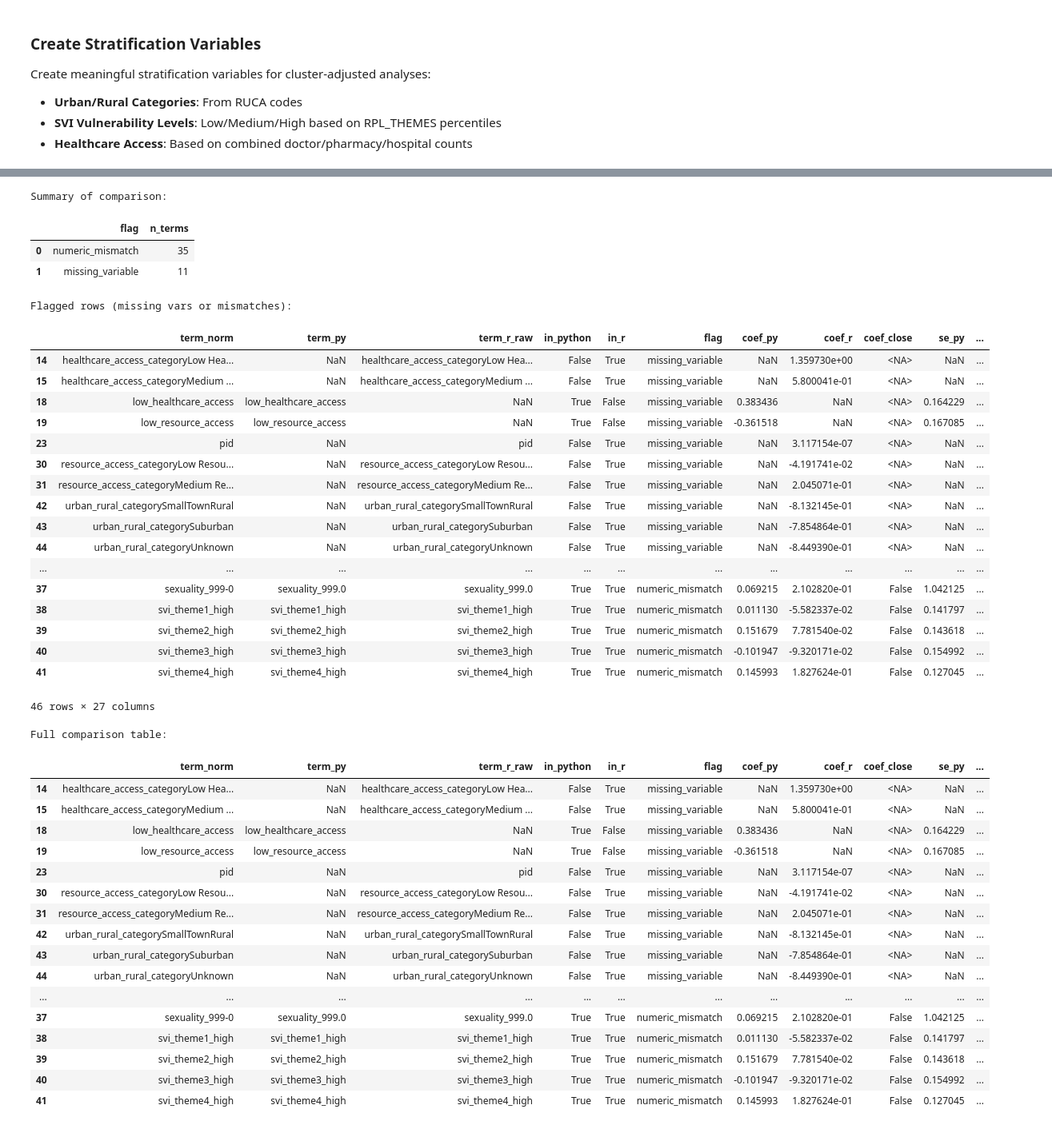
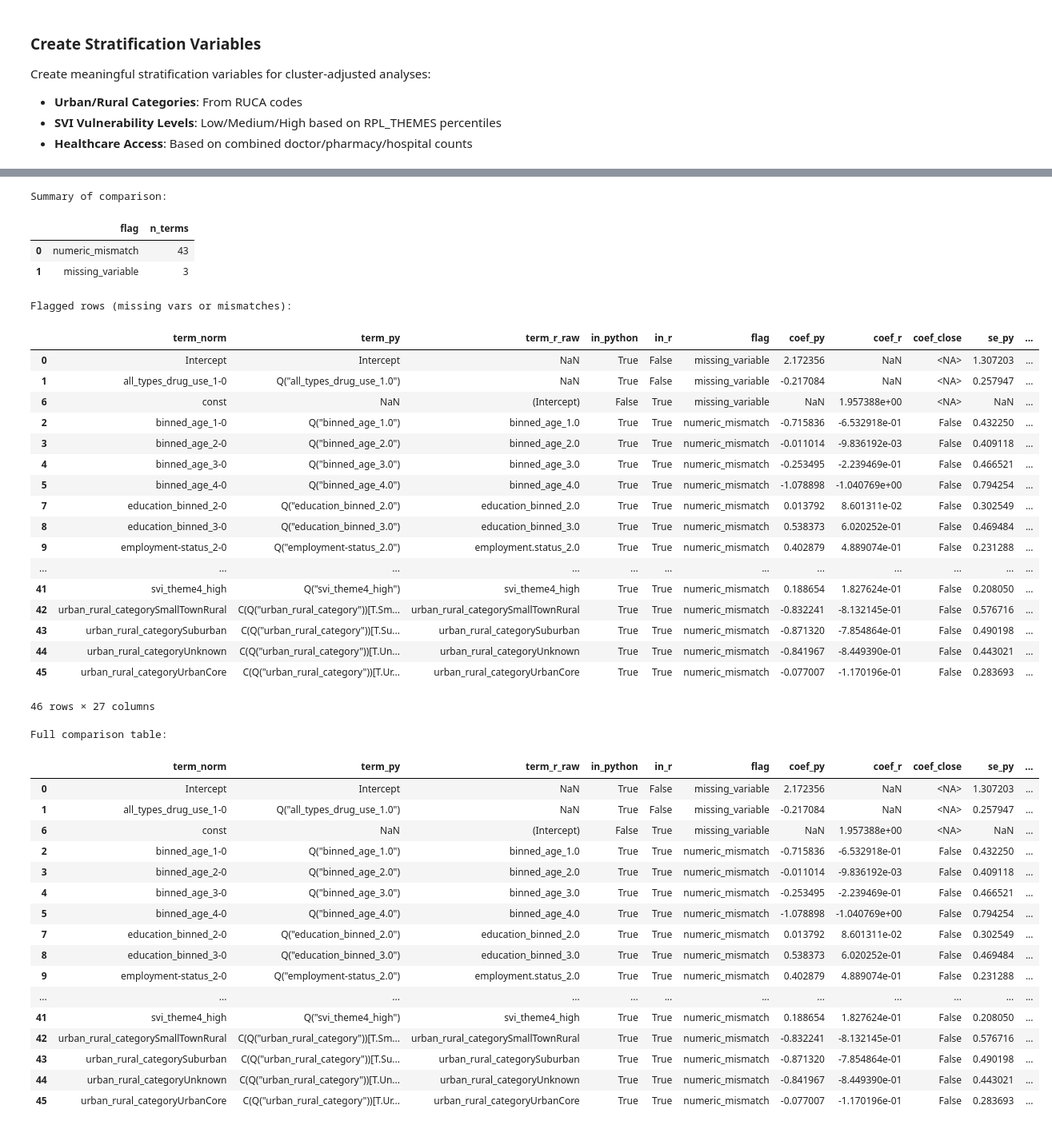
Before and after one commit to emd5-afk/BIME_U01, a Jupyter notebook: primary_data_collection_script.ipynb, the cells around one changed output, grey strips where cells are left out. Shown at 80% size. Saved outputs shown, nothing was run; the diff lists cells and outputs as text; code cells hidden in the pictures.

```diff
--- a/primary_data_collection_script.ipynb
+++ b/primary_data_collection_script.ipynb
@@ -1977,6 +1866,21 @@ def normalize_term(t):
     t = str(t).strip().strip('"')
     if t in {"(Intercept)", "const"}:
         return "const"
+
+    # Handle Python's C(Q(...))[T.Category] format
+    if "[T." in t:
+        # e.g., C(Q("urban_rural_category"))[T.SmallTownRural]
+        var_part = t.split('[')[0]  # C(Q("urban_rural_category"))
+        cat_part = t.split('[T.')[1].rstrip(']')  # SmallTownRural
+        var_name = var_part.replace('C(Q("', '').rstrip('")')  # Remove quotes and parens
+        return var_name + cat_part
+
+    # Handle plain Q("variable_name") format
+    if t.startswith('Q("') and t.endswith('")'):
+        # Extract the variable name from Q("name")
+        var_name = t[3:-2]  # Remove Q(" from start and ") from end
+        return var_name.replace(".", "-")
+
     # R file uses dots in some names; Python file uses hyphens
     return t.replace(".", "-")
 
@@ -2068,70 +1972,70 @@ summary = (
     comparison_table["flag"]
     .value_counts(dropna=False)
     .rename_axis("flag")
     .reset_index(name="n_terms")
 )
 
 print("Summary of comparison:")
 display(summary)
 
 print("Flagged rows (missing vars or mismatches):")
 display(flagged)
 
 print("Full comparison table:")
 display(comparison_table)
 
 # Compact save cell
 out_dir = "/edata/obdw/sandwich_analysis_data"
 comparison_table.to_csv(f"{out_dir}/python_vs_r_stratified_wer_comparison_full.csv", index=False)
 flagged.to_csv(f"{out_dir}/python_vs_r_stratified_wer_comparison_flagged.csv", index=False)
 summary.to_csv(f"{out_dir}/python_vs_r_stratified_wer_comparison_summary.csv", index=False)
 
 print("Saved:")
 print(f"- {out_dir}/python_vs_r_stratified_wer_comparison_full.csv")
 print(f"- {out_dir}/python_vs_r_stratified_wer_comparison_flagged.csv")
 print(f"- {out_dir}/python_vs_r_stratified_wer_comparison_summary.csv")
 # %% [output]
 Summary of comparison:
 |  | flag | n_terms |
-| 0 | numeric_mismatch | 35 |
-| 1 | missing_variable | 11 |
+| 0 | numeric_mismatch | 43 |
+| 1 | missing_variable | 3 |
 Flagged rows (missing vars or mismatches):
 |  | term_norm | term_py | term_r_raw | in_python | in_r | flag | coef_py | coef_r | coef_close | se_py | ... |
-| 14 | healthcare_access_categoryLow Hea... | NaN | healthcare_access_categoryLow Hea... | False | True | missing_variable | NaN | 1.359730e+00 | <NA> | NaN | ... |
-| 15 | healthcare_access_categoryMedium ... | NaN | healthcare_access_categoryMedium ... | False | True | missing_variable | NaN | 5.800041e-01 | <NA> | NaN | ... |
-| 18 | low_healthcare_access | low_healthcare_access | NaN | True | False | missing_variable | 0.383436 | NaN | <NA> | 0.164229 | ... |
-| 19 | low_resource_access | low_resource_access | NaN | True | False | missing_variable | -0.361518 | NaN | <NA> | 0.167085 | ... |
-| 23 | pid | NaN | pid | False | True | missing_variable | NaN | 3.117154e-07 | <NA> | NaN | ... |
-| 30 | resource_access_categoryLow Resou... | NaN | resource_access_categoryLow Resou... | False | True | missing_variable | NaN | -4.191741e-02 | <NA> | NaN | ... |
-| 31 | resource_access_categoryMedium Re... | NaN | resource_access_categoryMedium Re... | False | True | missing_variable | NaN | 2.045071e-01 | <NA> | NaN | ... |
-| 42 | urban_rural_categorySmallTownRural | NaN | urban_rural_categorySmallTownRural | False | True | missing_variable | NaN | -8.132145e-01 | <NA> | NaN | ... |
-| 43 | urban_rural_categorySuburban | NaN | urban_rural_categorySuburban | False | True | missing_variable | NaN | -7.854864e-01 | <NA> | NaN | ... |
-| 44 | urban_rural_categoryUnknown | NaN | urban_rural_categoryUnknown | False | True | missing_variable | NaN | -8.449390e-01 | <NA> | NaN | ... |
+| 0 | Intercept | Intercept | NaN | True | False | missing_variable | 2.172356 | NaN | <NA> | 1.307203 | ... |
+| 1 | all_types_drug_use_1-0 | Q("all_types_drug_use_1.0") | NaN | True | False | missing_variable | -0.217084 | NaN | <NA> | 0.257947 | ... |
+| 6 | const | NaN | (Intercept) | False | True | missing_variable | NaN | 1.957388e+00 | <NA> | NaN | ... |
+| 2 | binned_age_1-0 | Q("binned_age_1.0") | binned_age_1.0 | True | True | numeric_mismatch | -0.715836 | -6.532918e-01 | False | 0.432250 | ... |
+| 3 | binned_age_2-0 | Q("binned_age_2.0") | binned_age_2.0 | True | True | numeric_mismatch | -0.011014 | -9.836192e-03 | False | 0.409118 | ... |
+| 4 | binned_age_3-0 | Q("binned_age_3.0") | binned_age_3.0 | True | True | numeric_mismatch | -0.253495 | -2.239469e-01 | False | 0.466521 | ... |
+| 5 | binned_age_4-0 | Q("binned_age_4.0") | binned_age_4.0 | True | True | numeric_mismatch | -1.078898 | -1.040769e+00 | False | 0.794254 | ... |
+| 7 | education_binned_2-0 | Q("education_binned_2.0") | education_binned_2.0 | True | True | numeric_mismatch | 0.013792 | 8.601311e-02 | False | 0.302549 | ... |
+| 8 | education_binned_3-0 | Q("education_binned_3.0") | education_binned_3.0 | True | True | numeric_mismatch | 0.538373 | 6.020252e-01 | False | 0.469484 | ... |
+| 9 | employment-status_2-0 | Q("employment-status_2.0") | employment.status_2.0 | True | True | numeric_mismatch | 0.402879 | 4.889074e-01 | False | 0.231288 | ... |
 | ... | ... | ... | ... | ... | ... | ... | ... | ... | ... | ... | ... |
-| 37 | sexuality_999-0 | sexuality_999.0 | sexuality_999.0 | True | True | numeric_mismatch | 0.069215 | 2.102820e-01 | False | 1.042125 | ... |
-| 38 | svi_theme1_high | svi_theme1_high | svi_theme1_high | True | True | numeric_mismatch | 0.011130 | -5.582337e-02 | False | 0.141797 | ... |
-| 39 | svi_theme2_high | svi_theme2_high | svi_theme2_high | True | True | numeric_mismatch | 0.151679 | 7.781540e-02 | False | 0.143618 | ... |
-| 40 | svi_theme3_high | svi_theme3_high | svi_theme3_high | True | True | numeric_mismatch | -0.101947 | -9.320171e-02 | False | 0.154992 | ... |
-| 41 | svi_theme4_high | svi_theme4_high | svi_theme4_high | True | True | numeric_mismatch | 0.145993 | 1.827624e-01 | False | 0.127045 | ... |
+| 41 | svi_theme4_high | Q("svi_theme4_high") | svi_theme4_high | True | True | numeric_mismatch | 0.188654 | 1.827624e-01 | False | 0.208050 | ... |
+| 42 | urban_rural_categorySmallTownRural | C(Q("urban_rural_category"))[T.Sm... | urban_rural_categorySmallTownRural | True | True | numeric_mismatch | -0.832241 | -8.132145e-01 | False | 0.576716 | ... |
+| 43 | urban_rural_categorySuburban | C(Q("urban_rural_category"))[T.Su... | urban_rural_categorySuburban | True | True | numeric_mismatch | -0.871320 | -7.854864e-01 | False | 0.490198 | ... |
+| 44 | urban_rural_categoryUnknown | C(Q("urban_rural_category"))[T.Un... | urban_rural_categoryUnknown | True | True | numeric_mismatch | -0.841967 | -8.449390e-01 | False | 0.443021 | ... |
+| 45 | urban_rural_categoryUrbanCore | C(Q("urban_rural_category"))[T.Ur... | urban_rural_categoryUrbanCore | True | True | numeric_mismatch | -0.077007 | -1.170196e-01 | False | 0.283693 | ... |
 46 rows × 27 columns
 Full comparison table:
 |  | term_norm | term_py | term_r_raw | in_python | in_r | flag | coef_py | coef_r | coef_close | se_py | ... |
-| 14 | healthcare_access_categoryLow Hea... | NaN | healthcare_access_categoryLow Hea... | False | True | missing_variable | NaN | 1.359730e+00 | <NA> | NaN | ... |
-| 15 | healthcare_access_categoryMedium ... | NaN | healthcare_access_categoryMedium ... | False | True | missing_variable | NaN | 5.800041e-01 | <NA> | NaN | ... |
-| 18 | low_healthcare_access | low_healthcare_access | NaN | True | False | missing_variable | 0.383436 | NaN | <NA> | 0.164229 | ... |
-| 19 | low_resource_access | low_resource_access | NaN | True | False | missing_variable | -0.361518 | NaN | <NA> | 0.167085 | ... |
-| 23 | pid | NaN | pid | False | True | missing_variable | NaN | 3.117154e-07 | <NA> | NaN | ... |
-| 30 | resource_access_categoryLow Resou... | NaN | resource_access_categoryLow Resou... | False | True | missing_variable | NaN | -4.191741e-02 | <NA> | NaN | ... |
-| 31 | resource_access_categoryMedium Re... | NaN | resource_access_categoryMedium Re... | False | True | missing_variable | NaN | 2.045071e-01 | <NA> | NaN | ... |
-| 42 | urban_rural_categorySmallTownRural | NaN | urban_rural_categorySmallTownRural | False | True | missing_variable | NaN | -8.132145e-01 | <NA> | NaN | ... |
-| 43 | urban_rural_categorySuburban | NaN | urban_rural_categorySuburban | False | True | missing_variable | NaN | -7.854864e-01 | <NA> | NaN | ... |
-| 44 | urban_rural_categoryUnknown | NaN | urban_rural_categoryUnknown | False | True | missing_variable | NaN | -8.449390e-01 | <NA> | NaN | ... |
+| 0 | Intercept | Intercept | NaN | True | False | missing_variable | 2.172356 | NaN | <NA> | 1.307203 | ... |
+| 1 | all_types_drug_use_1-0 | Q("all_types_drug_use_1.0") | NaN | True | False | missing_variable | -0.217084 | NaN | <NA> | 0.257947 | ... |
+| 6 | const | NaN | (Intercept) | False | True | missing_variable | NaN | 1.957388e+00 | <NA> | NaN | ... |
+| 2 | binned_age_1-0 | Q("binned_age_1.0") | binned_age_1.0 | True | True | numeric_mismatch | -0.715836 | -6.532918e-01 | False | 0.432250 | ... |
+| 3 | binned_age_2-0 | Q("binned_age_2.0") | binned_age_2.0 | True | True | numeric_mismatch | -0.011014 | -9.836192e-03 | False | 0.409118 | ... |
+| 4 | binned_age_3-0 | Q("binned_age_3.0") | binned_age_3.0 | True | True | numeric_mismatch | -0.253495 | -2.239469e-01 | False | 0.466521 | ... |
+| 5 | binned_age_4-0 | Q("binned_age_4.0") | binned_age_4.0 | True | True | numeric_mismatch | -1.078898 | -1.040769e+00 | False | 0.794254 | ... |
+| 7 | education_binned_2-0 | Q("education_binned_2.0") | education_binned_2.0 | True | True | numeric_mismatch | 0.013792 | 8.601311e-02 | False | 0.302549 | ... |
+| 8 | education_binned_3-0 | Q("education_binned_3.0") | education_binned_3.0 | True | True | numeric_mismatch | 0.538373 | 6.020252e-01 | False | 0.469484 | ... |
+| 9 | employment-status_2-0 | Q("employment-status_2.0") | employment.status_2.0 | True | True | numeric_mismatch | 0.402879 | 4.889074e-01 | False | 0.231288 | ... |
 | ... | ... | ... | ... | ... | ... | ... | ... | ... | ... | ... | ... |
-| 37 | sexuality_999-0 | sexuality_999.0 | sexuality_999.0 | True | True | numeric_mismatch | 0.069215 | 2.102820e-01 | False | 1.042125 | ... |
-| 38 | svi_theme1_high | svi_theme1_high | svi_theme1_high | True | True | numeric_mismatch | 0.011130 | -5.582337e-02 | False | 0.141797 | ... |
-| 39 | svi_theme2_high | svi_theme2_high | svi_theme2_high | True | True | numeric_mismatch | 0.151679 | 7.781540e-02 | False | 0.143618 | ... |
-| 40 | svi_theme3_high | svi_theme3_high | svi_theme3_high | True | True | numeric_mismatch | -0.101947 | -9.320171e-02 | False | 0.154992 | ... |
-| 41 | svi_theme4_high | svi_theme4_high | svi_theme4_high | True | True | numeric_mismatch | 0.145993 | 1.827624e-01 | False | 0.127045 | ... |
+| 41 | svi_theme4_high | Q("svi_theme4_high") | svi_theme4_high | True | True | numeric_mismatch | 0.188654 | 1.827624e-01 | False | 0.208050 | ... |
+| 42 | urban_rural_categorySmallTownRural | C(Q("urban_rural_category"))[T.Sm... | urban_rural_categorySmallTownRural | True | True | numeric_mismatch | -0.832241 | -8.132145e-01 | False | 0.576716 | ... |
+| 43 | urban_rural_categorySuburban | C(Q("urban_rural_category"))[T.Su... | urban_rural_categorySuburban | True | True | numeric_mismatch | -0.871320 | -7.854864e-01 | False | 0.490198 | ... |
+| 44 | urban_rural_categoryUnknown | C(Q("urban_rural_category"))[T.Un... | urban_rural_categoryUnknown | True | True | numeric_mismatch | -0.841967 | -8.449390e-01 | False | 0.443021 | ... |
+| 45 | urban_rural_categoryUrbanCore | C(Q("urban_rural_category"))[T.Ur... | urban_rural_categoryUrbanCore | True | True | numeric_mismatch | -0.077007 | -1.170196e-01 | False | 0.283693 | ... |
 46 rows × 27 columns
 Saved:
 - /edata/obdw/sandwich_analysis_data/python_vs_r_stratified_wer_comparison_full.csv
```
Also changed, not shown: parts of 28 cells of this notebook, 29 other files.
